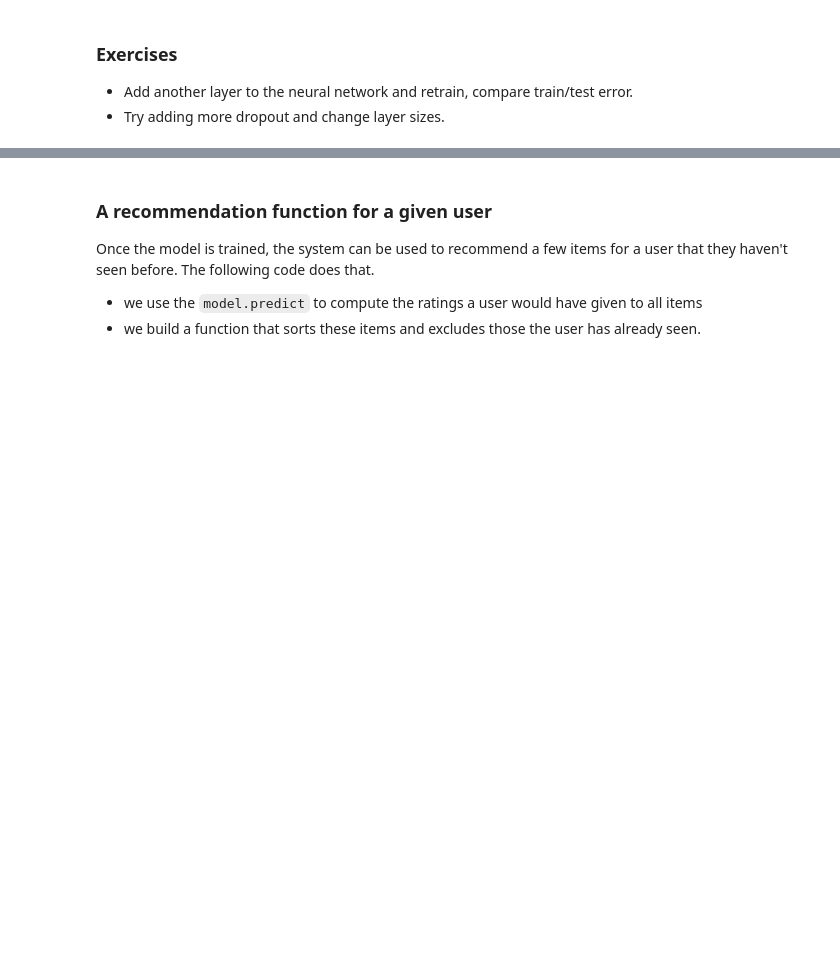
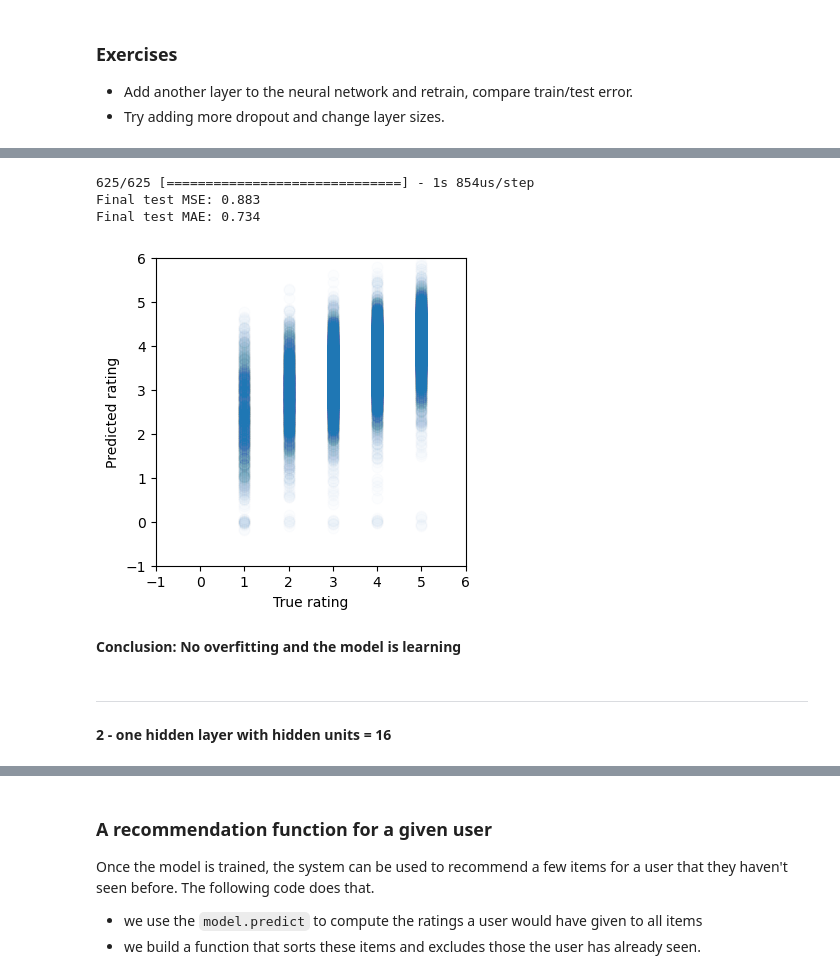
Before and after one commit to khirmas67/deep_learning, a Jupyter notebook: 01_materials/labs/lab_3.ipynb, the cells around one changed output, grey strips where cells are left out. Saved outputs shown, nothing was run; the diff lists cells and outputs as text; code cells hidden in the pictures; blank space fills up the shorter version.

```diff
--- a/01_materials/labs/lab_3.ipynb
+++ b/01_materials/labs/lab_3.ipynb
@@ -510,0 +669,27 @@ px.scatter(tsne_df, x="tsne_1", y="tsne_2",
+# %%
+from sklearn.metrics import mean_squared_error
+from sklearn.metrics import mean_absolute_error
+
+def plot_predictions(y_true, y_pred):
+    plt.figure(figsize=(4, 4))
+    plt.xlim(-1, 6)
+    plt.xlabel("True rating")
+    plt.ylim(-1, 6)
+    plt.ylabel("Predicted rating")
+    plt.scatter(y_true, y_pred, s=60, alpha=0.01)
+
+test_preds = model.predict([user_id_test, item_id_test])
+print("Final test MSE: %0.3f" % mean_squared_error(test_preds, rating_test))
+print("Final test MAE: %0.3f" % mean_absolute_error(test_preds, rating_test))
+plot_predictions(rating_test, test_preds)
+# %% [output]
+625/625 [==============================] - 1s 854us/step
+Final test MSE: 0.883
+Final test MAE: 0.734
+[figure, added]
+# %% [markdown]
+**Conclusion: No overfitting and the model is learning**
+# %% [markdown]
+---
+# %% [markdown]
+**2 - one hidden layer with hidden units = 16**
```
Also changed, not shown: parts of 71 cells of this notebook, 1 other file.
